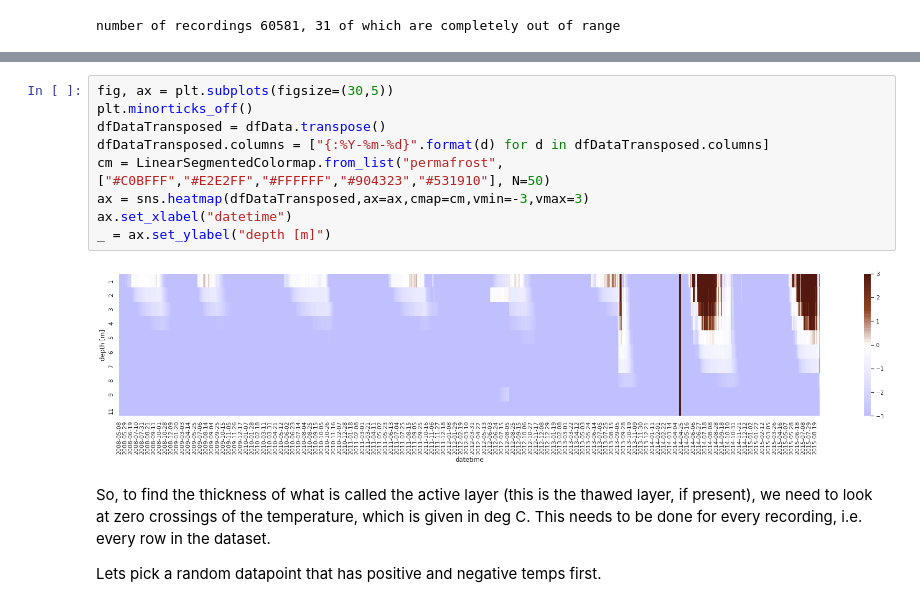
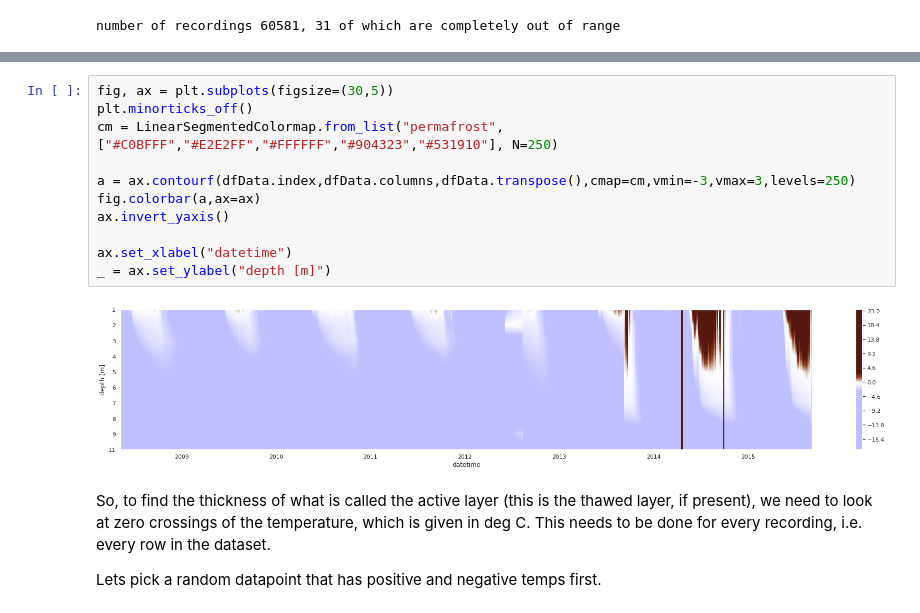
Before and after one commit to arctic-risk/arctic-data, a Jupyter notebook: permafrost/Howto Guide Permafrost Temperatures.ipynb, the cells around one changed output, grey strips where cells are left out. Saved outputs shown, nothing was run; the diff lists cells and outputs as text.

Commit message:
moved from seaborn heatmap to pyplt contourf for a better scaling of y axis

```diff
--- a/permafrost/Howto Guide Permafrost Temperatures.ipynb
+++ b/permafrost/Howto Guide Permafrost Temperatures.ipynb
@@ -114,14 +114,16 @@ Lets look at our dataset as a heatmap, well, coldmap 8-)
 # %%
 fig, ax = plt.subplots(figsize=(30,5))
 plt.minorticks_off()
-dfDataTransposed = dfData.transpose()
-dfDataTransposed.columns = ["{:%Y-%m-%d}".format(d) for d in dfDataTransposed.columns]
-cm = LinearSegmentedColormap.from_list("permafrost", ["#C0BFFF","#E2E2FF","#FFFFFF","#904323","#531910"], N=50)
-ax = sns.heatmap(dfDataTransposed,ax=ax,cmap=cm,vmin=-3,vmax=3)
+cm = LinearSegmentedColormap.from_list("permafrost", ["#C0BFFF","#E2E2FF","#FFFFFF","#904323","#531910"], N=250)
+
+a = ax.contourf(dfData.index,dfData.columns,dfData.transpose(),cmap=cm,vmin=-3,vmax=3,levels=250)
+fig.colorbar(a,ax=ax)
+ax.invert_yaxis()
+
 ax.set_xlabel("datetime")
 _ = ax.set_ylabel("depth [m]")
 # %% [output]
-[figure, old version]
+[figure, new version]
 # %% [markdown]
 So, to find the thickness of what is called the active layer (this is the thawed layer, if present), we need to look at zero crossings of the temperature, which is given in deg C. This needs to be done for every recording, i.e. every row in the dataset.
 
```
Also changed, not shown: parts of 15 cells of this notebook.
